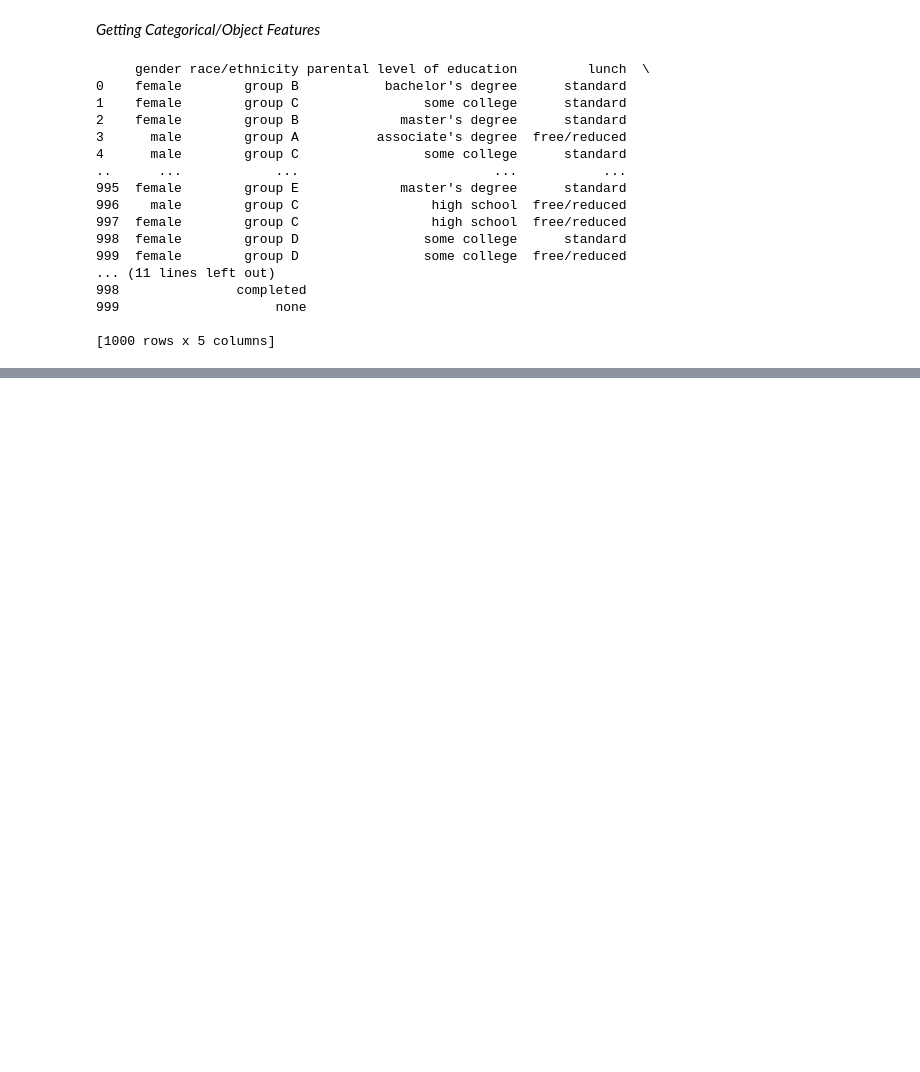
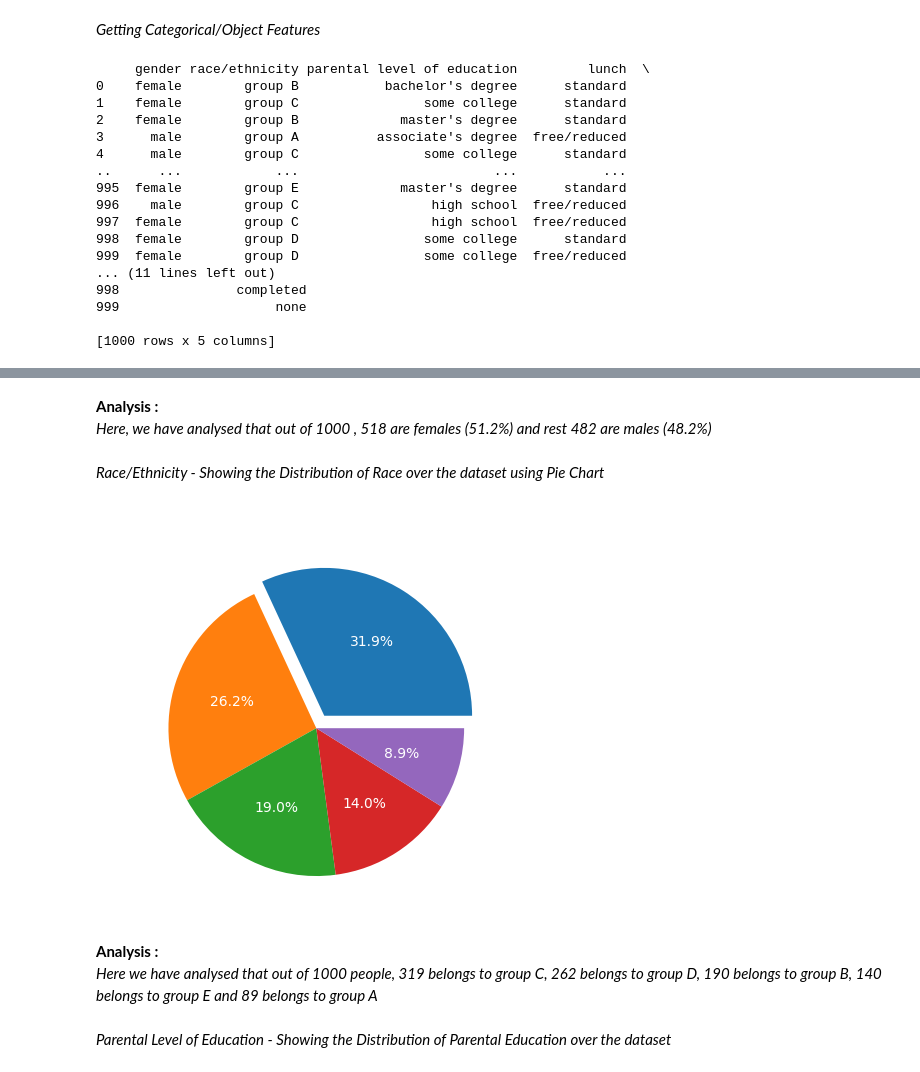
Before and after one commit to udaysingh21/Pandas-Project, a Jupyter notebook: STUDENT PERFORMANCE/analysis.ipynb, the cells around one changed output, grey strips where cells are left out. Drawn from its saved outputs; the diff is of its cells as text; code cells hidden in the pictures; blank space fills up the shorter version.

```diff
--- a/STUDENT PERFORMANCE/analysis.ipynb
+++ b/STUDENT PERFORMANCE/analysis.ipynb
@@ -288,0 +330,26 @@ print(categorical_features)
+# %% [markdown]
+**Analysis :**
+*Here, we have analysed that out of 1000 , 518 are females (51.2%) and rest 482 are males (48.2%)*
+# %% [markdown]
+*Race/Ethnicity - Showing the Distribution of Race over the dataset using Pie Chart*
+# %%
+race_counts=df['race/ethnicity'].value_counts()
+labels=['group C','group D','group B','group E','group A']
+explode=(0.1,0,0,0,0)
+# print(race_counts)
+# print(type(race_counts))
+
+fig,ax=plt.subplots()
+ax.pie(race_counts,labels=labels,autopct='%1.1f%%',textprops={"color":'white'},explode=explode)
+ax.set_title('Race/Ethnicity',fontsize=20)
+ax.title.set_color('white')
+fig.set_facecolor('none')
+
+plt.show()
+# %% [output]
+[figure, added]
+# %% [markdown]
+**Analysis :**
+*Here we have analysed that out of 1000 people, 319 belongs to group C, 262 belongs to group D, 190 belongs to group B, 140 belongs to group E and 89 belongs to group A*
+# %% [markdown]
+*Parental Level of Education - Showing the Distribution of Parental Education over the dataset*
```
Also changed, not shown: parts of 10 cells of this notebook.
